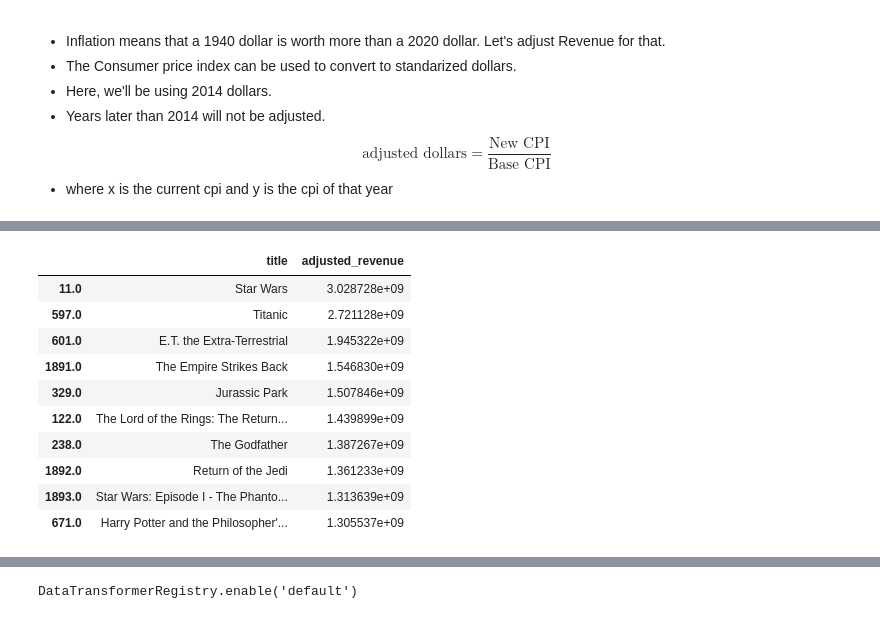
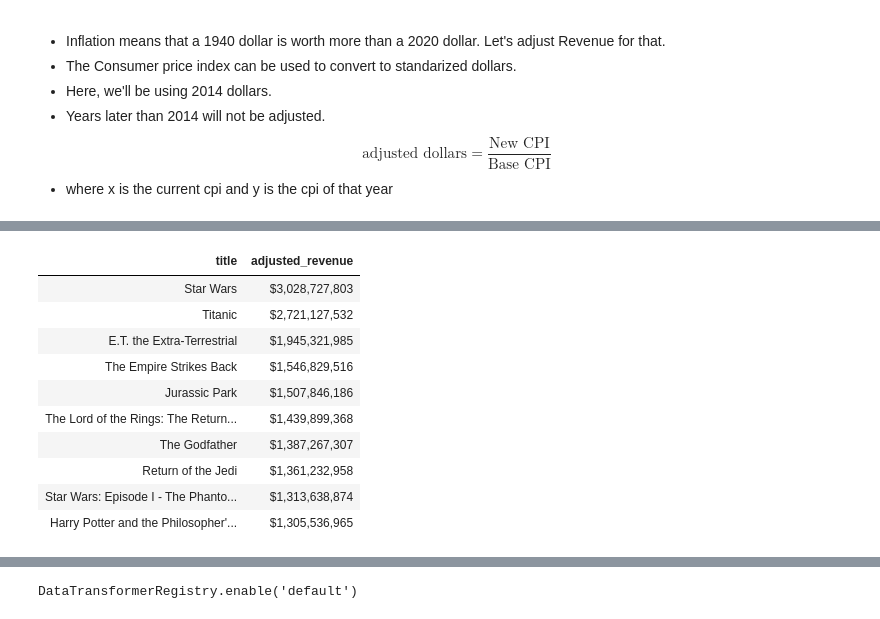
Before and after one commit to ErikSeguinte/movie_data, a Jupyter notebook: processing.ipynb, the cells around one changed output, grey strips where cells are left out. Cells and saved outputs as stored; diff of their text form; code cells hidden in the pictures.

```diff
--- a/processing.ipynb
+++ b/processing.ipynb
@@ -216,18 +201,26 @@ adjusted = pd.DataFrame([adjust_dollars(x,y) for x,y in zip(df['revenue'], df['y
 # %%
 clean_movies = clean_movies.merge(adjusted, left_index=True, right_index=True)
 # %%
-clean_movies[['title', 'adjusted_revenue']].nlargest(10, 'adjusted_revenue')
+(clean_movies[['title', 'adjusted_revenue']]
+ .nlargest(10, 'adjusted_revenue')
+ .style
+ .hide_index()
+ .format({
+     "adjusted_revenue":"${:,.0f}"
+ }
+ )
+)
 # %% [output]
-|  | title | adjusted_revenue |
-| 11.0 | Star Wars | 3.028728e+09 |
-| 597.0 | Titanic | 2.721128e+09 |
-| 601.0 | E.T. the Extra-Terrestrial | 1.945322e+09 |
-| 1891.0 | The Empire Strikes Back | 1.546830e+09 |
-| 329.0 | Jurassic Park | 1.507846e+09 |
-| 122.0 | The Lord of the Rings: The Return... | 1.439899e+09 |
-| 238.0 | The Godfather | 1.387267e+09 |
-| 1892.0 | Return of the Jedi | 1.361233e+09 |
-| 1893.0 | Star Wars: Episode I - The Phanto... | 1.313639e+09 |
-| 671.0 | Harry Potter and the Philosopher'... | 1.305537e+09 |
+| title | adjusted_revenue |
+| Star Wars | $3,028,727,803 |
+| Titanic | $2,721,127,532 |
+| E.T. the Extra-Terrestrial | $1,945,321,985 |
+| The Empire Strikes Back | $1,546,829,516 |
+| Jurassic Park | $1,507,846,186 |
+| The Lord of the Rings: The Return... | $1,439,899,368 |
+| The Godfather | $1,387,267,307 |
+| Return of the Jedi | $1,361,232,958 |
+| Star Wars: Episode I - The Phanto... | $1,313,638,874 |
+| Harry Potter and the Philosopher'... | $1,305,536,965 |
 # %%
 clean_movies['decade'] = [x - (x%10) for x in clean_movies['year']]
```
Also changed, not shown: parts of 4 cells of this notebook.
